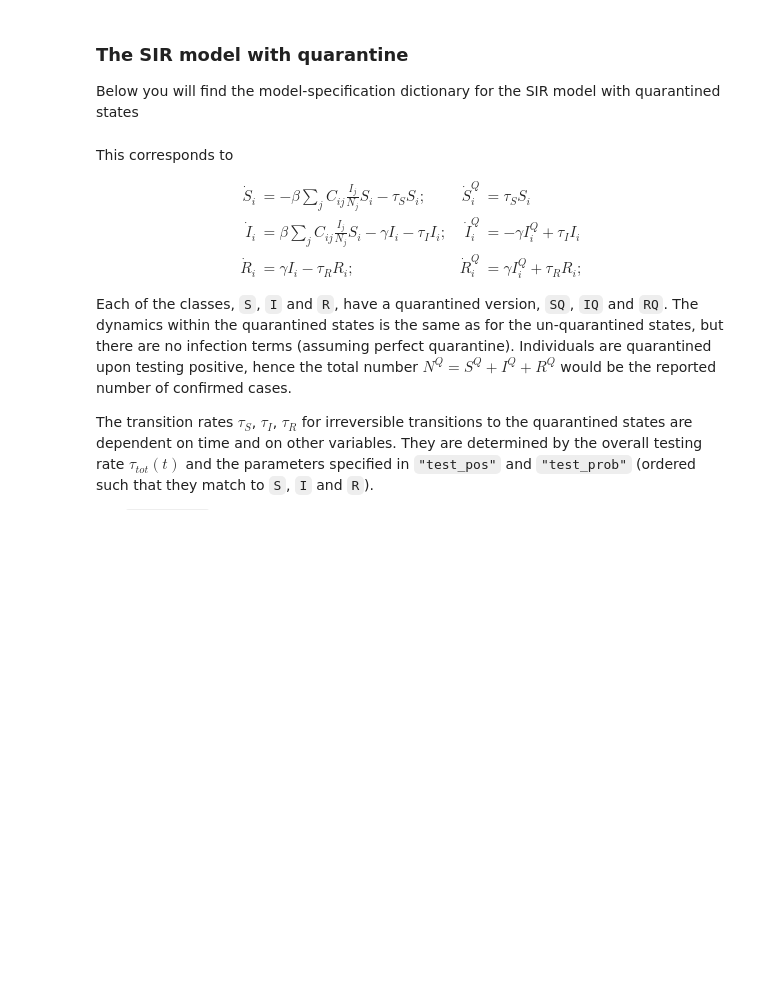
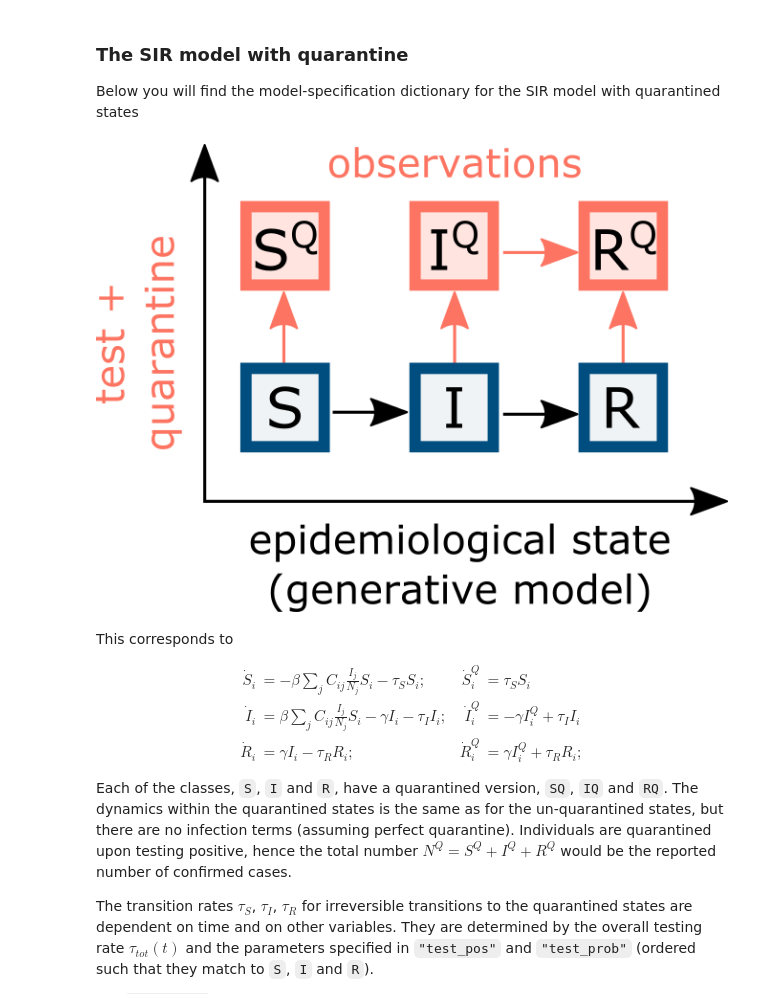
Before and after one commit to rajeshrinet/pyross, a Jupyter notebook: examples/deterministic/ex17-SppQ.ipynb, the cells around one changed output. Drawn from its saved outputs; the diff is of its cells as text; code cells hidden in the pictures; blank space fills up the shorter version.

Commit message:
add figure SIRQ

```diff
--- a/examples/deterministic/ex17-SppQ.ipynb
+++ b/examples/deterministic/ex17-SppQ.ipynb
@@ -45,6 +45,11 @@ parameters = {
     'pi_I'      : 1
 
 }
+# %%
+from IPython.display import Image
+Image('SIRQ.png')
+# %% [output]
+[figure, added]
 # %% [markdown]
 This corresponds to
 
```
Also changed, not shown: 1 other file.
